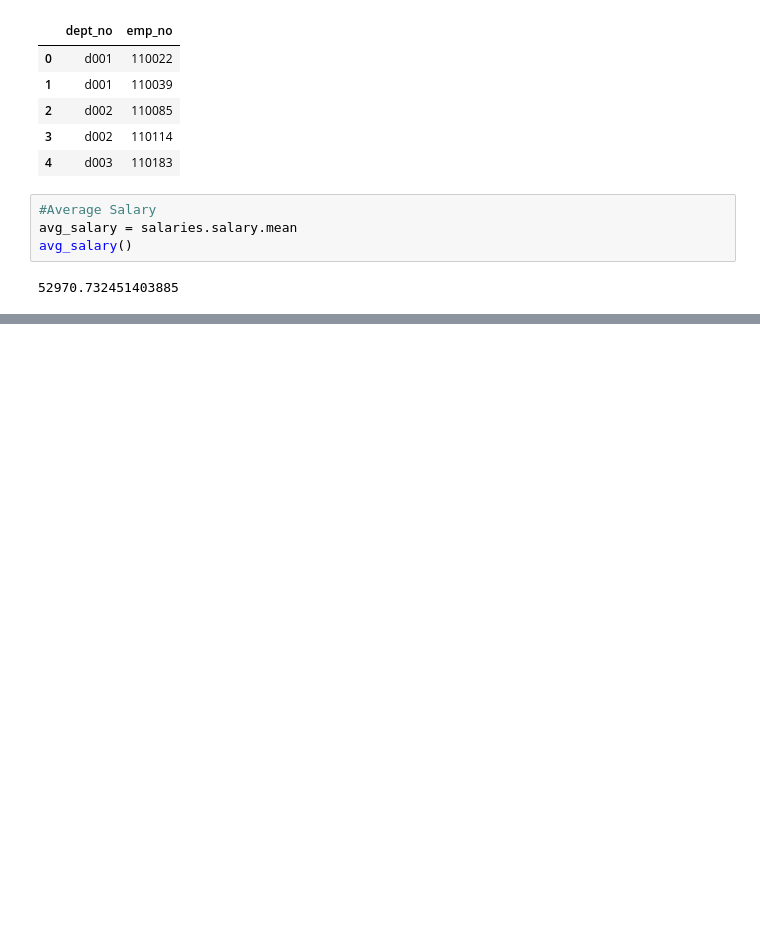
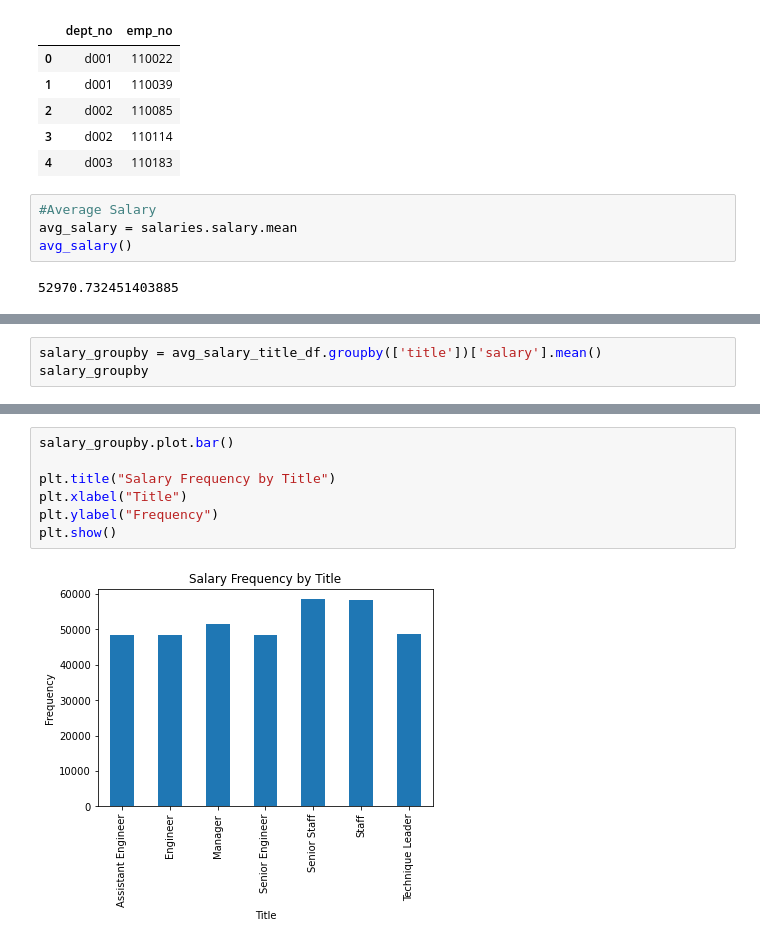
Before and after one commit to JoseH-Git/sql-challenge, a Jupyter notebook: EmployeePandas/Employees.ipynb, the cells around one changed output, grey strips where cells are left out. Saved outputs shown, nothing was run; the diff lists cells and outputs as text; blank space fills up the shorter version.

Commit message:
Chart Update

```diff
--- a/EmployeePandas/Employees.ipynb
+++ b/EmployeePandas/Employees.ipynb
@@ -90,0 +111,3 @@ staff = avg_staff.salary.mean()
+# %%
+salary_groupby = avg_salary_title_df.groupby(['title'])['salary'].mean()
+salary_groupby
@@ -90,0 +124,9 @@ staff = avg_staff.salary.mean()
+# %%
+salary_groupby.plot.bar()
+
+plt.title("Salary Frequency by Title")
+plt.xlabel("Title")
+plt.ylabel("Frequency")
+plt.show()
+# %% [output]
+[figure, added]
```
Also changed, not shown: parts of 5 cells of this notebook, 2 other files.
